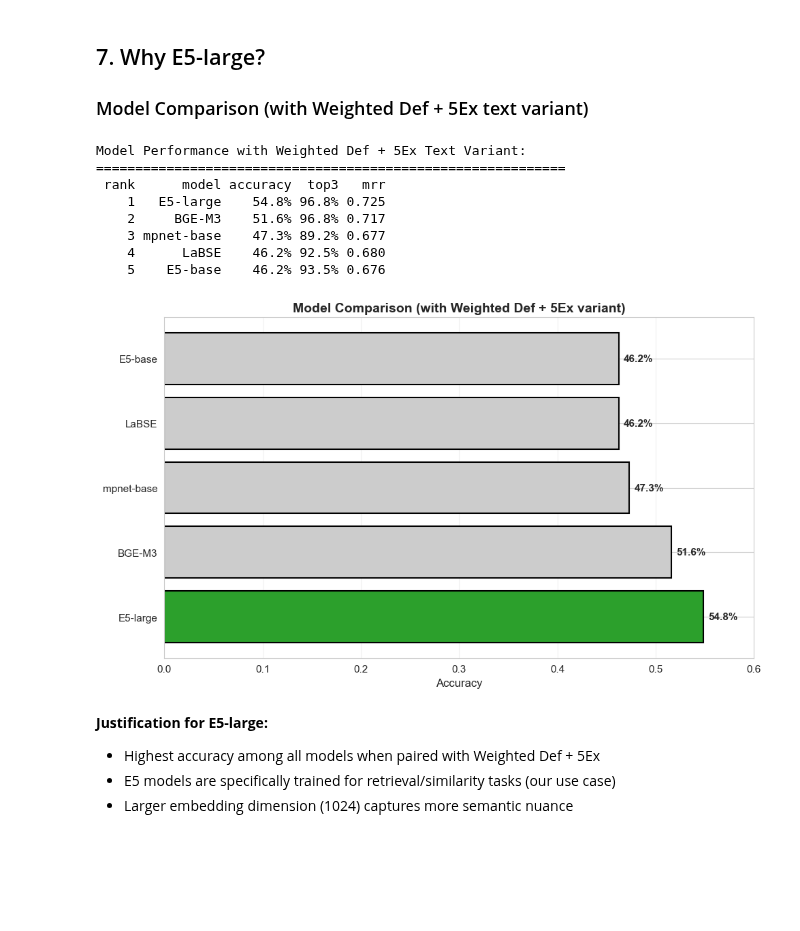
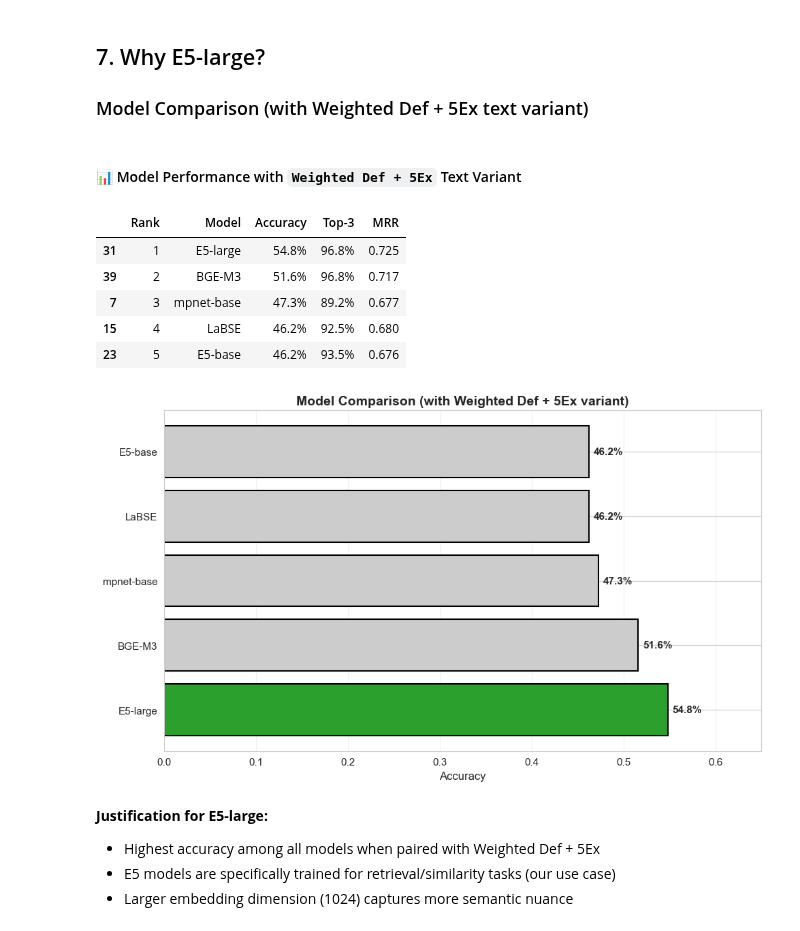
Before and after one commit to FlackoJodye1/diachronic-word-sense-change, a Jupyter notebook: analysis/embedding_comparison_analysis.ipynb, the cells around one changed output. Saved outputs shown, nothing was run; the diff lists cells and outputs as text; code cells hidden in the pictures; blank space fills up the shorter version.

```diff
--- a/analysis/embedding_comparison_analysis.ipynb
+++ b/analysis/embedding_comparison_analysis.ipynb
@@ -287,49 +427,57 @@ plt.show()
 # %%
 # Filter to selected variant only
 selected_variant = variant_name_map.get(winner['text_variant'], winner['text_variant'])
 variant_df = df_sorted[df_sorted['variant'] == selected_variant].copy()
 variant_df = variant_df.sort_values('accuracy', ascending=False)
 
-print(f"Model Performance with {selected_variant} Text Variant:")
-print("=" * 60)
+# Display styled table
+display(HTML(f"<h4>📊 Model Performance with <code>{selected_variant}</code> Text Variant</h4>"))
 
 model_comparison = variant_df[['model', 'accuracy', 'top3', 'mrr']].copy()
-model_comparison['rank'] = range(1, len(model_comparison) + 1)
-model_comparison = model_comparison[['rank', 'model', 'accuracy', 'top3', 'mrr']]
+model_comparison.insert(0, 'Rank', range(1, len(model_comparison) + 1))
+model_comparison.columns = ['Rank', 'Model', 'Accuracy', 'Top-3', 'MRR']
 
-model_comparison_display = model_comparison.copy()
-model_comparison_display['accuracy'] = model_comparison_display['accuracy'].apply(lambda x: f"{x:.1%}")
-model_comparison_display['top3'] = model_comparison_display['top3'].apply(lambda x: f"{x:.1%}")
-model_comparison_display['mrr'] = model_comparison_display['mrr'].apply(lambda x: f"{x:.3f}")
+styled = model_comparison.style.format({
+    'Accuracy': '{:.1%}',
+    'Top-3': '{:.1%}',
+    'MRR': '{:.3f}'
+}).background_gradient(
+    subset=['Accuracy'], cmap='RdYlGn', vmin=0.4, vmax=0.6
+).set_properties(**{
+    'text-align': 'center',
+    'font-size': '11pt',
+}).set_table_styles([
+    {'selector': 'th', 'props': [('background-color', '#2c3e50'), ('color', 'white'),
+                                  ('font-weight', 'bold'), ('text-align', 'center'), ('padding', '10px')]},
+    {'selector': 'td', 'props': [('padding', '8px')]},
+])
 
-print(model_comparison_display.to_string(index=False))
+display(styled)
 
 # Visualization
 fig, ax = plt.subplots(figsize=(10, 6))
 colors = ['#2ca02c' if m == winner['model'] else '#cccccc' for m in variant_df['model']]
 bars = ax.barh(variant_df['model'], variant_df['accuracy'], color=colors, edgecolor='black', linewidth=1.5)
 
-# Add value labels
 for bar, acc in zip(bars, variant_df['accuracy']):
     ax.text(bar.get_width() + 0.005, bar.get_y() + bar.get_height()/2,
             f'{acc:.1%}', va='center', fontsize=11, fontweight='bold')
 
 ax.set_xlabel('Accuracy', fontsize=12)
 ax.set_title(f'Model Comparison (with {selected_variant} variant)', fontsize=14, fontweight='bold')
-ax.set_xlim(0, 0.6)
+ax.set_xlim(0, 0.65)
 ax.grid(axis='x', alpha=0.3)
 plt.tight_layout()
 plt.show()
 # %% [output]
-Model Performance with Weighted Def + 5Ex Text Variant:
-============================================================
- rank      model accuracy  top3   mrr
-    1   E5-large    54.8% 96.8% 0.725
-    2     BGE-M3    51.6% 96.8% 0.717
-    3 mpnet-base    47.3% 89.2% 0.677
-    4      LaBSE    46.2% 92.5% 0.680
-    5    E5-base    46.2% 93.5% 0.676
+📊 Model Performance with Weighted Def + 5Ex Text Variant
+|  | Rank | Model | Accuracy | Top-3 | MRR |
+| 31 | 1 | E5-large | 54.8% | 96.8% | 0.725 |
+| 39 | 2 | BGE-M3 | 51.6% | 96.8% | 0.717 |
+| 7 | 3 | mpnet-base | 47.3% | 89.2% | 0.677 |
+| 15 | 4 | LaBSE | 46.2% | 92.5% | 0.680 |
+| 23 | 5 | E5-base | 46.2% | 93.5% | 0.676 |
-[figure, old version]
+[figure, new version]
 # %% [markdown]
 **Justification for E5-large:**
 - Highest accuracy among all models when paired with Weighted Def + 5Ex
```
Also changed, not shown: parts of 15 cells of this notebook, 5 other files.
